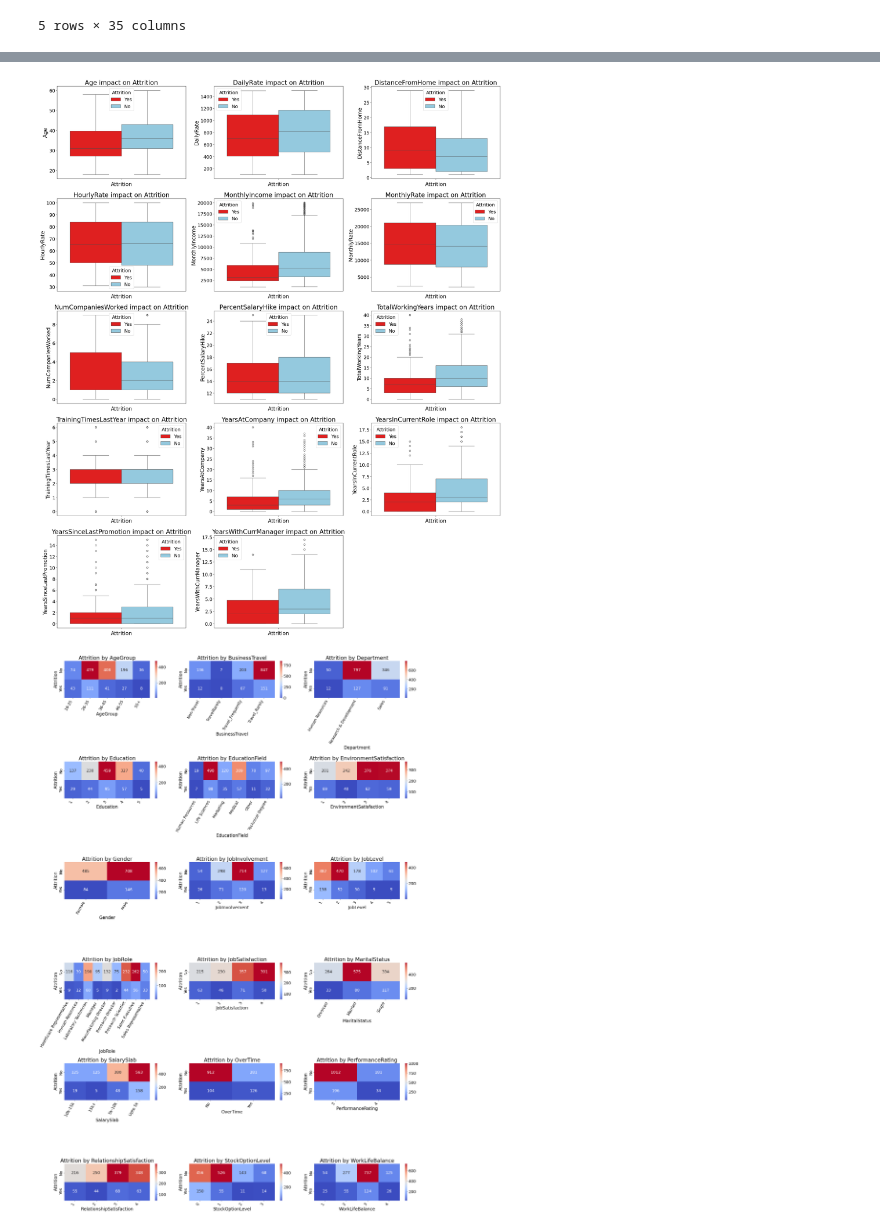
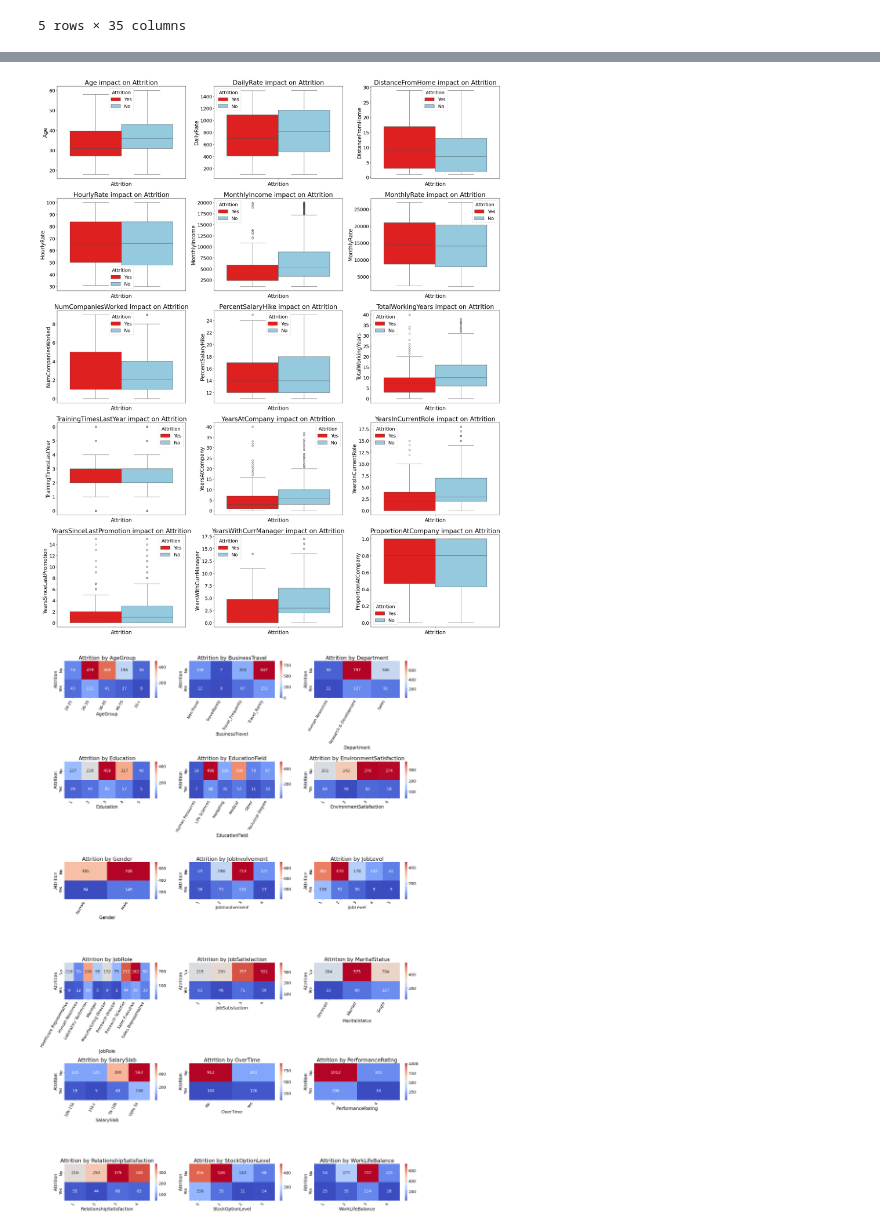
Before and after one commit to SethMoffat/Project_1, a Jupyter notebook: explore.ipynb, the cells around one changed output, grey strips where cells are left out. Drawn from its saved outputs; the diff is of its cells as text; code cells hidden in the pictures.

Commit message:
was accidentally deleting the last chart, fixed

```diff
--- a/explore.ipynb
+++ b/explore.ipynb
@@ -232,35 +232,35 @@ if len(num_cols) % cols_per_row == 0:
 fig, axes = plt.subplots(
     nrows=len(num_cols)//cols_per_row + offset,
     ncols=cols_per_row,
     figsize=(25, len(num_cols)*2)
 )
 
 # Flatten axes array for easy iteration
 axes = axes.flatten()
 
 for i, col in enumerate(num_cols): # numerical colums charted with boxplots
     sns.boxplot(
         hue='Attrition',
         y=col,
         data=df,
         ax=axes[i],
         # color='red',
         palette=['red', 'skyblue'],
         linewidth=1,
     )
     axes[i].set_title(f'{col} impact on Attrition')
     axes[i].set_xlabel('Attrition')
     axes[i].set_ylabel(col)
 
 # Remove any unused subplots
-for i in range(i, len(axes)):
+for i in range(i + 1, len(axes)):
     fig.delaxes(axes[i])
 
 # Adjust layout to avoid overlap
 plt.tight_layout()
 plt.show()
 # %% [output]
-[figure, old version]
+[figure, new version]
 # %%
 plt.close()
 
```
